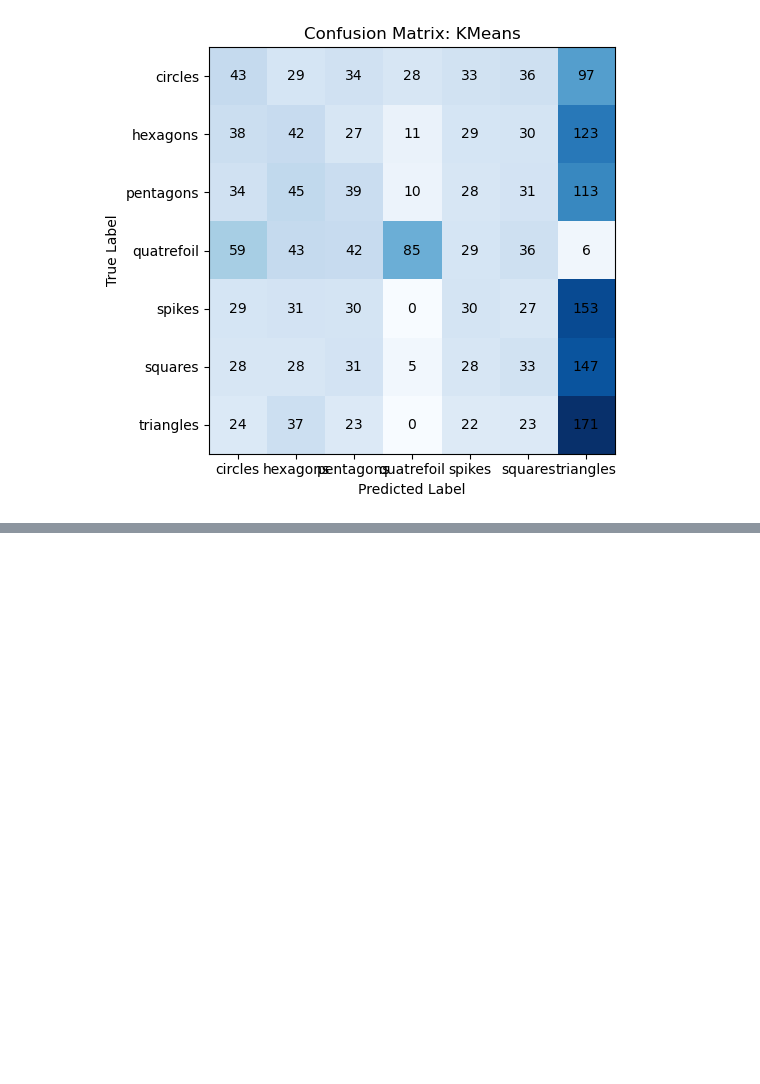
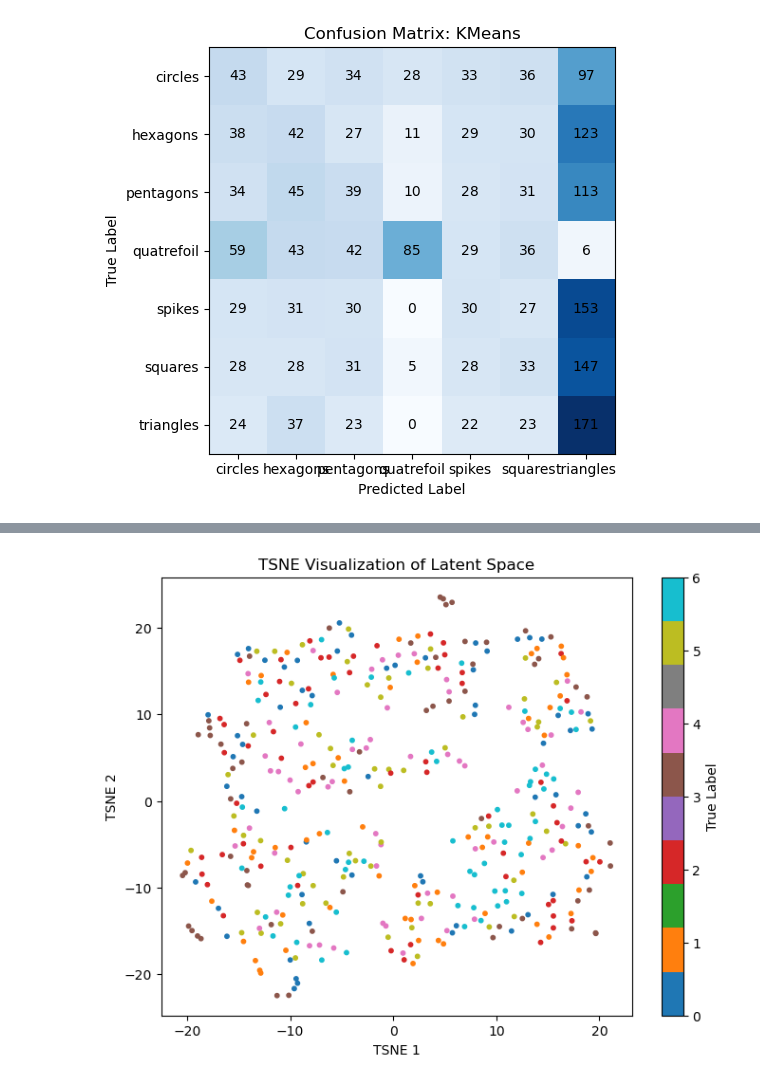
Before and after one commit to afoix/advance_dl_autoencoder, a Jupyter notebook: embedding_analysis.ipynb, the cells around one changed output, grey strips where cells are left out. Saved outputs shown, nothing was run; the diff lists cells and outputs as text; code cells hidden in the pictures; blank space fills up the shorter version.

```diff
--- a/embedding_analysis.ipynb
+++ b/embedding_analysis.ipynb
@@ -365,3 +423,19 @@ plt.show()
+# %%
+from sklearn.manifold import TSNE
+
+# Assuming test_latents and test_labels have been defined in a previous cell.
+tsne = TSNE(n_components=2, random_state=42)
+latent_tsne = tsne.fit_transform(test_latents)
+
+plt.figure(figsize=(8,6))
+scatter = plt.scatter(latent_tsne[:, 0], latent_tsne[:, 1], c=test_labels, cmap='tab10', s=10)
+plt.title("TSNE Visualization of Latent Space")
+plt.xlabel("TSNE 1")
+plt.ylabel("TSNE 2")
+plt.colorbar(scatter, label="True Label")
+plt.show()
+# %% [output]
+[figure, added]
 # %%
 # Ensure latent_data is available.
 test_latents, test_labels, test_img_paths = latent_data
```
Also changed, not shown: parts of 6 cells of this notebook.
